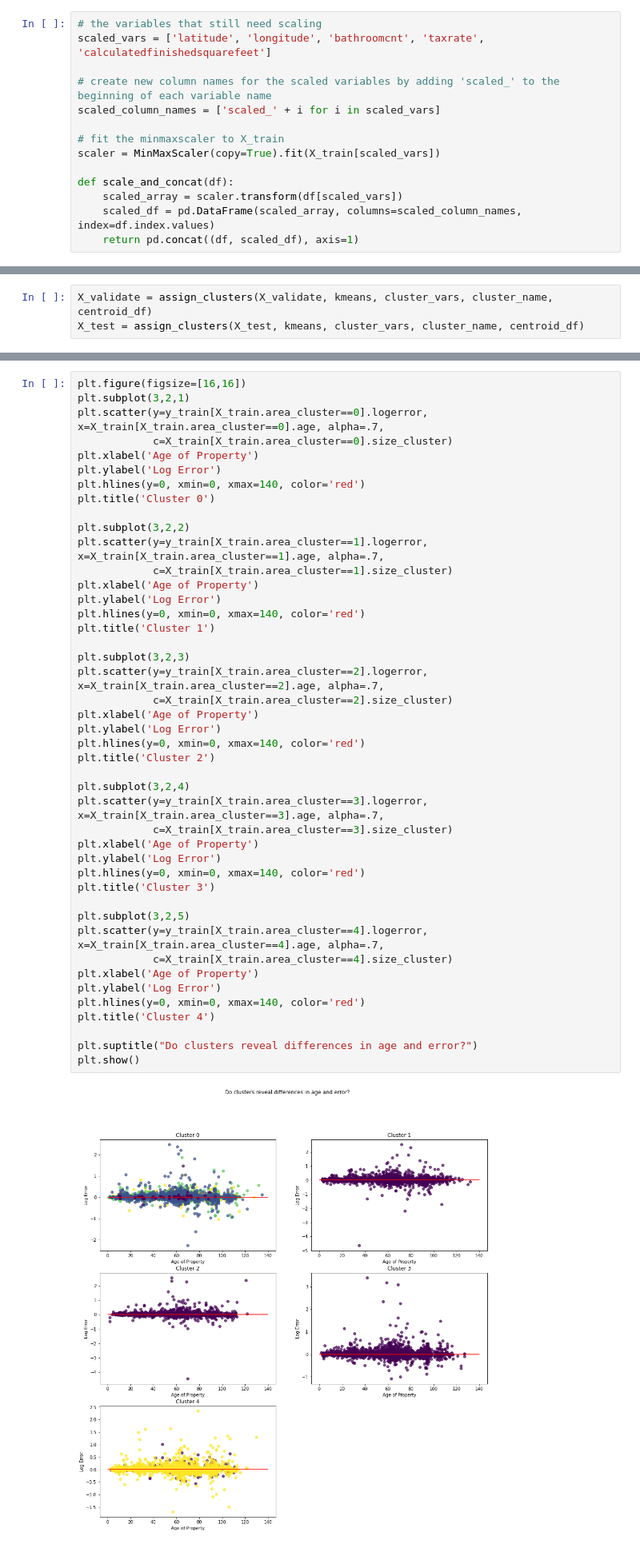
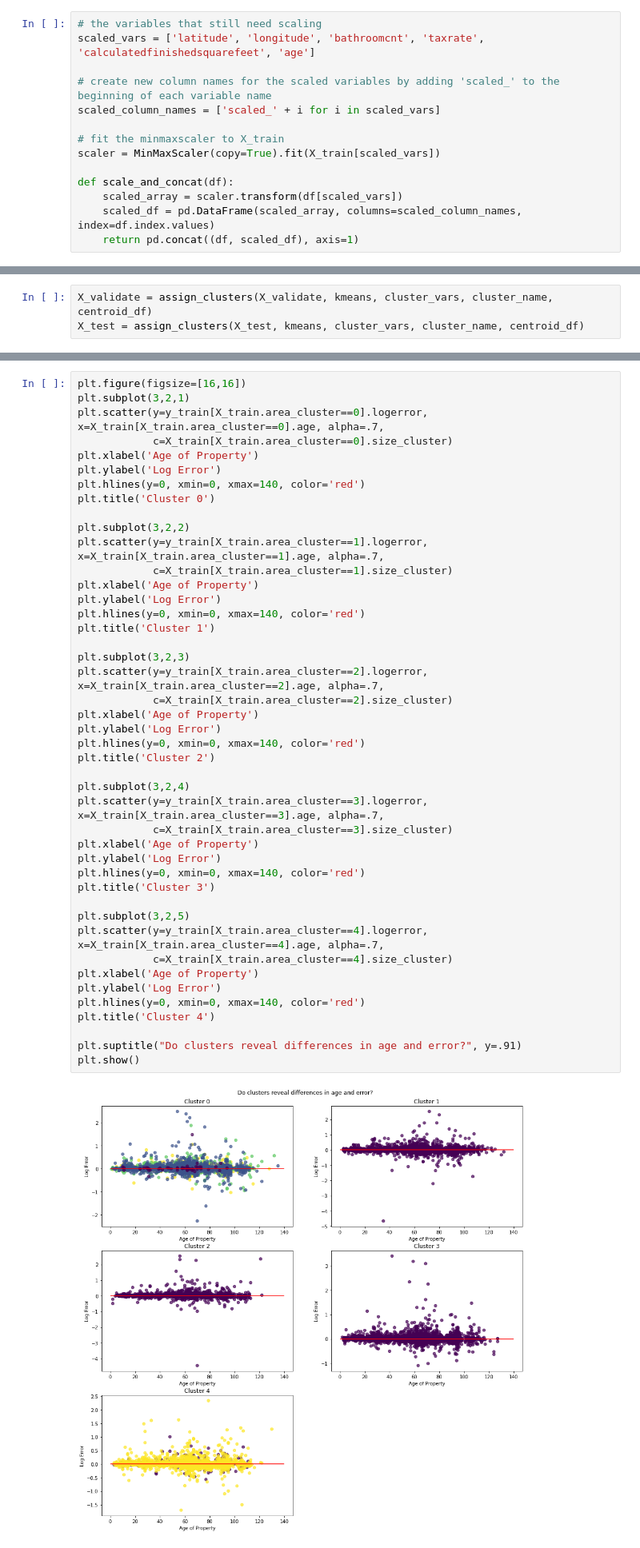
Before and after one commit to Dashing-through-Zillow/clustering-project, a Jupyter notebook: dash_draft1.ipynb, the cells around one changed output, grey strips where cells are left out. Shown at 80% size. Cells and saved outputs as stored; diff of their text form.

```diff
--- a/dash_draft1.ipynb
+++ b/dash_draft1.ipynb
@@ -356,7 +371,7 @@ sns.pairplot(data = train, hue = 'logerror_bins',
 [figure]
 # %%
 # the variables that still need scaling
-scaled_vars = ['latitude', 'longitude', 'bathroomcnt', 'taxrate', 'calculatedfinishedsquarefeet']
+scaled_vars = ['latitude', 'longitude', 'bathroomcnt', 'taxrate', 'calculatedfinishedsquarefeet', 'age']
 
 # create new column names for the scaled variables by adding 'scaled_' to the beginning of each variable name
 scaled_column_names = ['scaled_' + i for i in scaled_vars]
@@ -640,32 +655,32 @@ plt.xlabel('Age of Property')
 plt.ylabel('Log Error')
 plt.hlines(y=0, xmin=0, xmax=140, color='red')
 plt.title('Cluster 1')
 
 plt.subplot(3,2,3)
 plt.scatter(y=y_train[X_train.area_cluster==2].logerror, x=X_train[X_train.area_cluster==2].age, alpha=.7,
             c=X_train[X_train.area_cluster==2].size_cluster)
 plt.xlabel('Age of Property')
 plt.ylabel('Log Error')
 plt.hlines(y=0, xmin=0, xmax=140, color='red')
 plt.title('Cluster 2')
 
 plt.subplot(3,2,4)
 plt.scatter(y=y_train[X_train.area_cluster==3].logerror, x=X_train[X_train.area_cluster==3].age, alpha=.7,
             c=X_train[X_train.area_cluster==3].size_cluster)
 plt.xlabel('Age of Property')
 plt.ylabel('Log Error')
 plt.hlines(y=0, xmin=0, xmax=140, color='red')
 plt.title('Cluster 3')
 
 plt.subplot(3,2,5)
 plt.scatter(y=y_train[X_train.area_cluster==4].logerror, x=X_train[X_train.area_cluster==4].age, alpha=.7,
             c=X_train[X_train.area_cluster==4].size_cluster)
 plt.xlabel('Age of Property')
 plt.ylabel('Log Error')
 plt.hlines(y=0, xmin=0, xmax=140, color='red')
 plt.title('Cluster 4')
 
-plt.suptitle("Do clusters reveal differences in age and error?")
+plt.suptitle("Do clusters reveal differences in age and error?", y=.91)
 plt.show()
 # %% [output]
-[figure, old version]
+[figure, new version]
```
Also changed, not shown: parts of 43 cells of this notebook.
